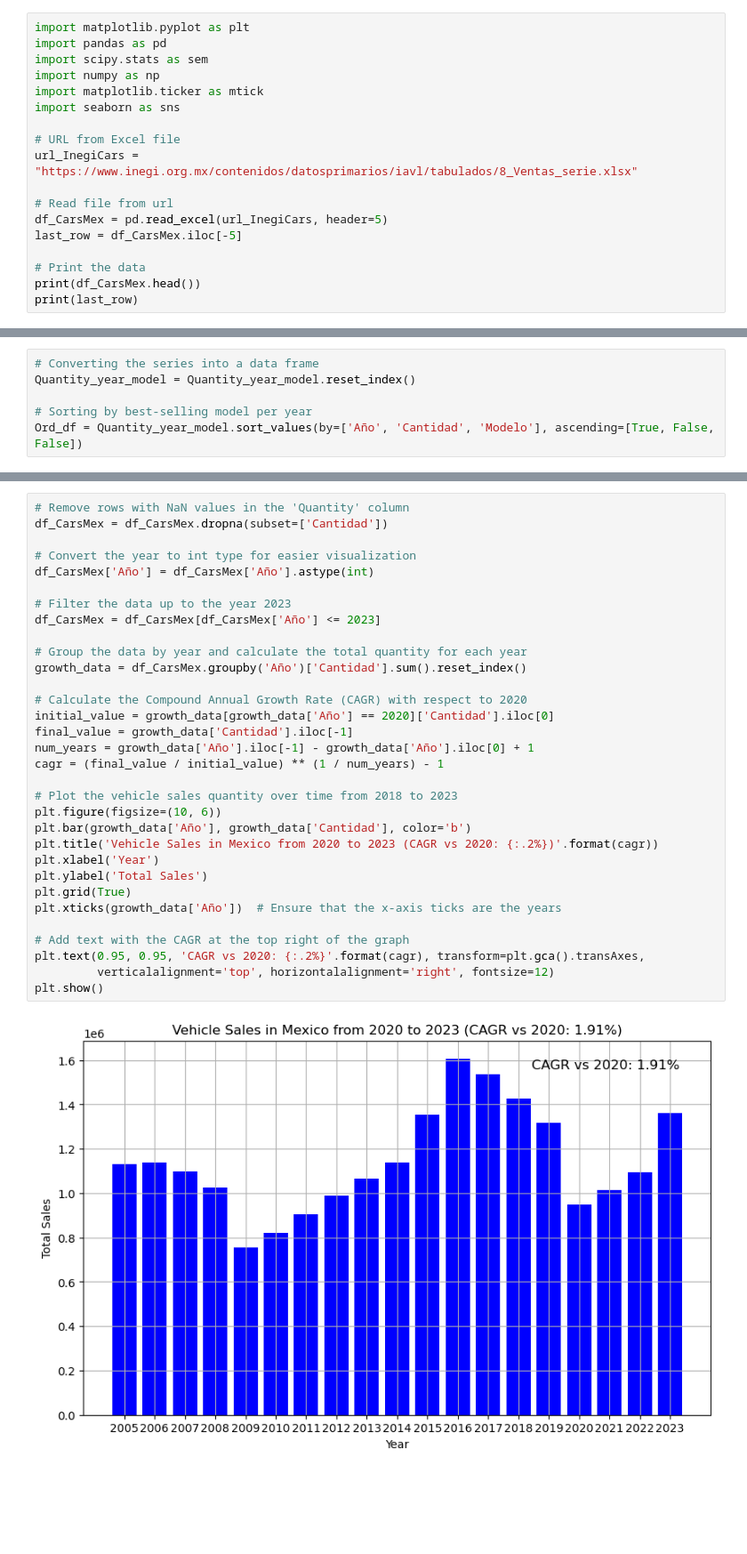
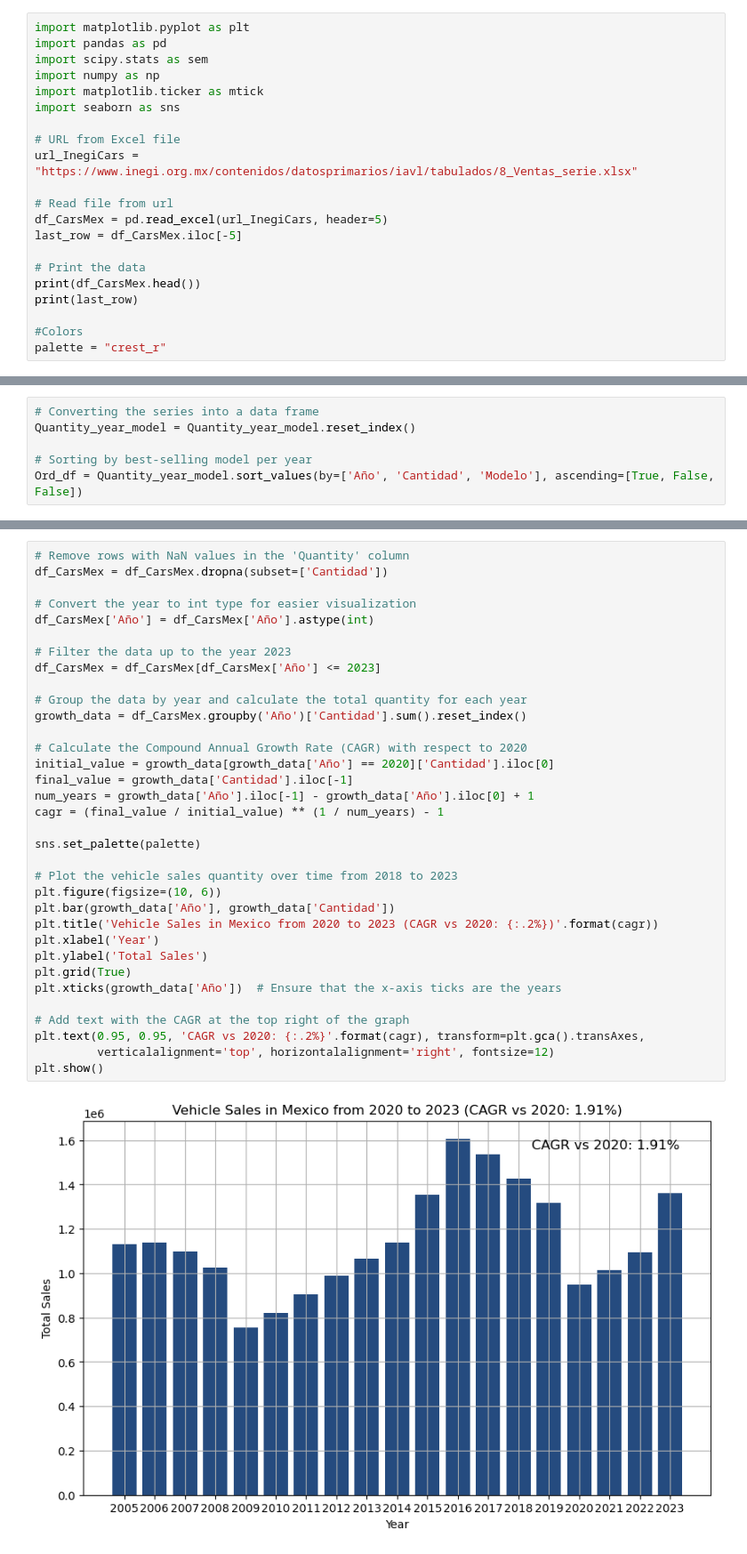
Before and after one commit to AngelesVillagrana/Project-1, a Jupyter notebook: Project-1-Car-Sales.ipynb, the cells around one changed output, grey strips where cells are left out. Shown at 89% size. Drawn from its saved outputs; the diff is of its cells as text; blank space fills up the shorter version.

```diff
--- a/Project-1-Car-Sales.ipynb
+++ b/Project-1-Car-Sales.ipynb
@@ -18,6 +18,9 @@ last_row = df_CarsMex.iloc[-5]
 # Print the data
 print(df_CarsMex.head())
 print(last_row)
+
+#Colors
+palette = "crest_r"
 # %% [output]
                             Tema     Año    Mes  Marca         Modelo  \
 0  Venta al público de vehículos  2005.0  Enero  Acura            Mdx
@@ -503,35 +530,37 @@ plt.show()
 df_CarsMex = df_CarsMex.dropna(subset=['Cantidad'])
 
 # Convert the year to int type for easier visualization
 df_CarsMex['Año'] = df_CarsMex['Año'].astype(int)
 
 # Filter the data up to the year 2023
 df_CarsMex = df_CarsMex[df_CarsMex['Año'] <= 2023]
 
 # Group the data by year and calculate the total quantity for each year
 growth_data = df_CarsMex.groupby('Año')['Cantidad'].sum().reset_index()
 
 # Calculate the Compound Annual Growth Rate (CAGR) with respect to 2020
 initial_value = growth_data[growth_data['Año'] == 2020]['Cantidad'].iloc[0]
 final_value = growth_data['Cantidad'].iloc[-1]
 num_years = growth_data['Año'].iloc[-1] - growth_data['Año'].iloc[0] + 1
 cagr = (final_value / initial_value) ** (1 / num_years) - 1
 
+sns.set_palette(palette)
+
 # Plot the vehicle sales quantity over time from 2018 to 2023
 plt.figure(figsize=(10, 6))
-plt.bar(growth_data['Año'], growth_data['Cantidad'], color='b')
+plt.bar(growth_data['Año'], growth_data['Cantidad'])
 plt.title('Vehicle Sales in Mexico from 2020 to 2023 (CAGR vs 2020: {:.2%})'.format(cagr))
 plt.xlabel('Year')
 plt.ylabel('Total Sales')
 plt.grid(True)
 plt.xticks(growth_data['Año'])  # Ensure that the x-axis ticks are the years
 
 # Add text with the CAGR at the top right of the graph
 plt.text(0.95, 0.95, 'CAGR vs 2020: {:.2%}'.format(cagr), transform=plt.gca().transAxes,
          verticalalignment='top', horizontalalignment='right', fontsize=12)
 plt.show()
 # %% [output]
-[figure, old version]
+[figure, new version]
 # %%
 # Filter the data up to the year 2023
 df_CarsMex = df_CarsMex[df_CarsMex['Año'] <= 2023]
```
Also changed, not shown: parts of 24 cells of this notebook.
